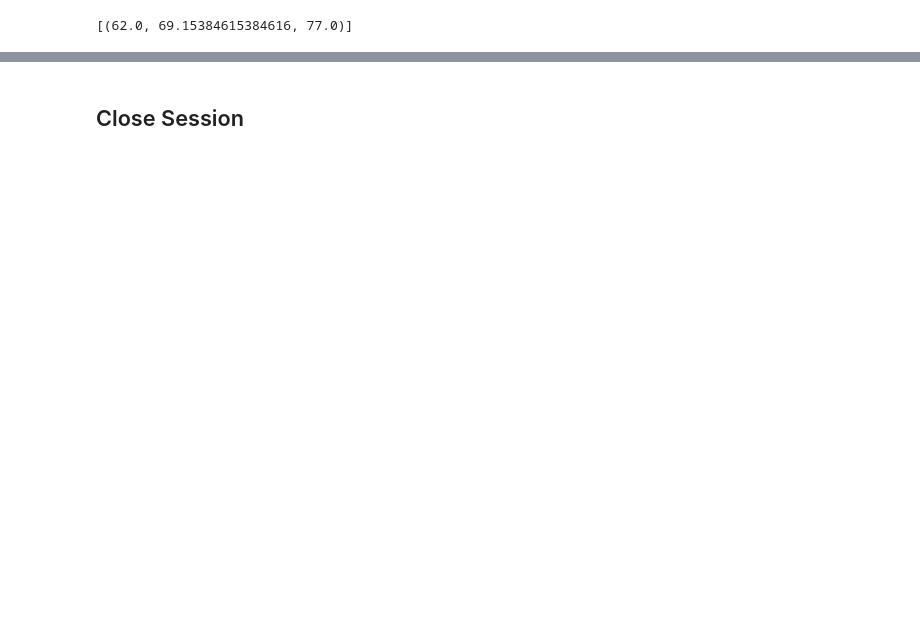
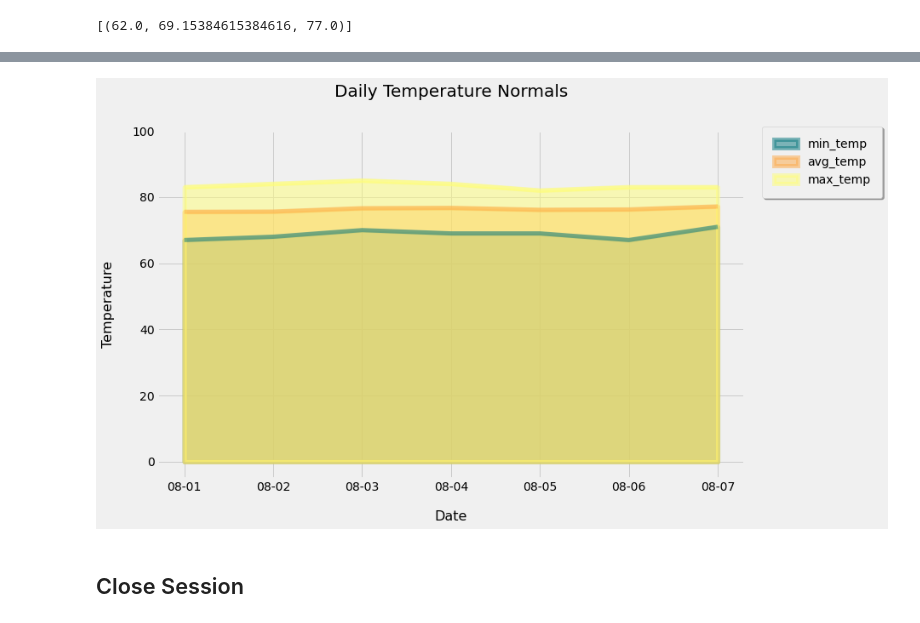
Before and after one commit to eddyannobil/sqlalchemy-challenge, a Jupyter notebook: temp_analysis_bonus_2_starter.ipynb, the cells around one changed output, grey strips where cells are left out. Cells and saved outputs as stored; diff of their text form; code cells hidden in the pictures; blank space fills up the shorter version.

```diff
--- a/temp_analysis_bonus_2_starter.ipynb
+++ b/temp_analysis_bonus_2_starter.ipynb
@@ -98,16 +149,36 @@ daily_normals("01-01")
 # %%
 # calculate the daily normals for your trip
 # push each tuple of calculations into a list called `normals`
+trip_dates=['08-01','08-02','08-03','08-04','08-05', '08-06','08-07']
+
+normals=[]
 
 # Set the start and end date of the trip
 start_date = '2017-08-01'
 end_date = '2017-08-07'
 
 # Use the start and end date to create a range of dates
+# Strip off the year and save a list of strings in the format %m-%d
+def daily_normals(date):
+    """Daily Normals.
+
+    Args:
+        date (str): A date string in the format '%m-%d'
+
+    Returns:
+        A list of tuples containing the daily normals, tmin, tavg, and tmax
+
+    """
+
+    sel = [func.min(measurements.tobs), func.avg(measurements.tobs), func.max(measurements.tobs)]
+    return session.query(*sel).filter(func.strftime("%m-%d", measurements.date) == date).all()
 
 
-# Strip off the year and save a list of strings in the format %m-%d
 
 
 # Use the `daily_normals` function to calculate the normals for each date string
 # and append the results to a list called `normals`.
+for i in trip_dates:
+    normals.append(daily_normals(i)[0])
+
+normals
@@ -114,2 +193,7 @@ end_date = '2017-08-07'
 # %%
 # Load the previous query results into a Pandas DataFrame and add the `trip_dates` range as the `date` index
+daily_normals_df=pd.DataFrame(normals,columns=['min_temp','avg_temp','max_temp'],
+                                   index=trip_dates)
+
+daily_normals_df.index.name='date'
+daily_normals_df
@@ -118,2 +210,17 @@ end_date = '2017-08-07'
+# %%
+# Plot the daily normals as an area plot with `stacked=False`
+plt.rcParams['figure.figsize']=(11,7)
+colors=['xkcd:deep aqua','xkcd:light orange','xkcd:light yellow']
+daily_normals_df.plot.area(linewidth=5,stacked=False,rot=0,alpha=0.5,color=colors);
+
+plt.ylim(-5,100)
+plt.yticks(size=14)
+plt.xticks(fontsize=14)
+plt.xlabel('Date',fontsize=16,color='black',labelpad=20)
+plt.ylabel('Temperature',fontsize=16,color='black',labelpad=20)
+plt.title('Daily Temperature Normals',fontsize=20,pad=40)
+plt.gca().legend(loc='center left', bbox_to_anchor=(1.02, 0.91),shadow=True,borderpad=1);
+# %% [output]
+[figure, added]
 # %% [markdown]
 ## Close Session
```
Also changed, not shown: parts of 8 cells of this notebook, 2 other files.
